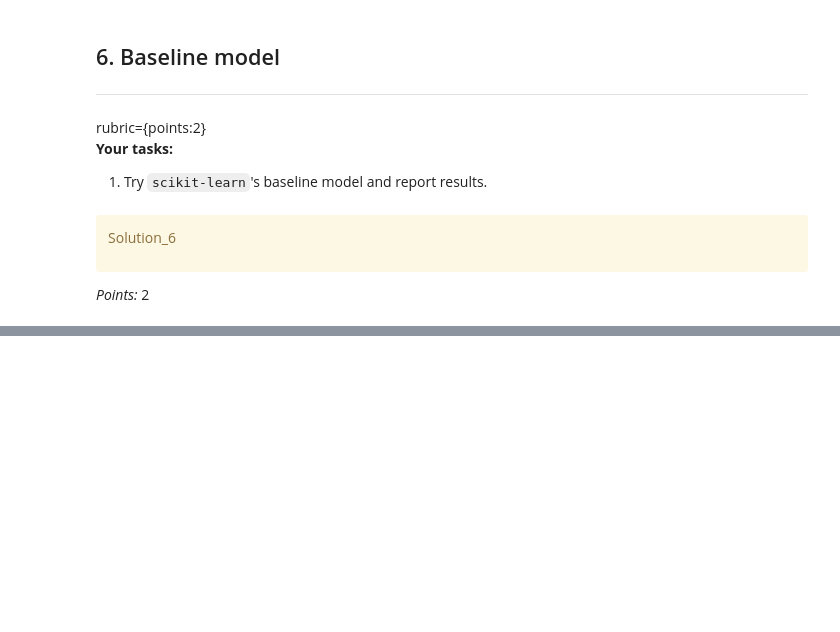
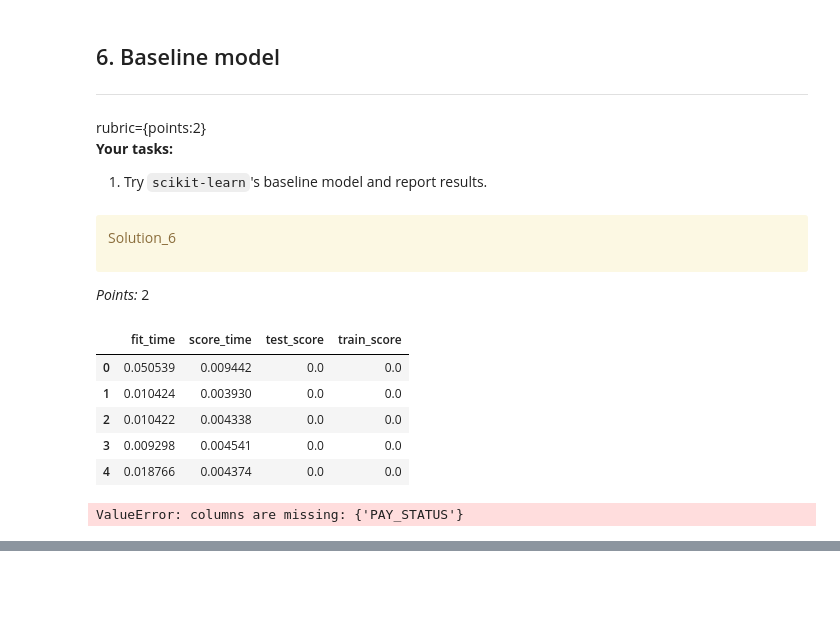
Before and after one commit to ritvikj7/Credit-Card-Default-Predictor, a Jupyter notebook: hw5.ipynb, the cells around one changed output, grey strips where cells are left out. Cells and saved outputs as stored; diff of their text form; code cells hidden in the pictures; blank space fills up the shorter version.

```diff
--- a/hw5.ipynb
+++ b/hw5.ipynb
@@ -461,0 +480,23 @@ dtype: int64
+# %%
+X_train = train_df.drop(columns= ["default.payment.next.month"])
+y_train = train_df["default.payment.next.month"]
+X_test = test_df.drop(columns= ["default.payment.next.month"])
+y_test = test_df["default.payment.next.month"]
+
+categorical_features = ['SEX', 'MARRIAGE']# one-hot encode nominal features
+numeric_features = ['LIMIT_BAL', 'AGE',
+                    'BILL_AMT1','BILL_AMT2','BILL_AMT3','BILL_AMT4','BILL_AMT5','BILL_AMT6',
+                    'PAY_AMT1','PAY_AMT2','PAY_AMT3','PAY_AMT4','PAY_AMT5','PAY_AMT6',
+                    'AVG_BILL', 'AVG_PAY_AMT', 'AVG_BILL_REMAINDER']
+passthrough_features = ['PAY_1','PAY_2','PAY_3','PAY_4','PAY_5','PAY_6','PAY_STATUS','EDUCATION']
+
+numeric_data_pipeline = make_pipeline(StandardScaler())
+categorical_data_pipeline = OneHotEncoder(drop="if_binary") # SEX is binary
+
+column_transformer = make_column_transformer(
+    (numeric_data_pipeline, numeric_features),
+    (categorical_data_pipeline, categorical_features),
+    ("passthrough", passthrough_features)
+)
+
+column_transformer
@@ -487,2 +540,19 @@ _Points:_ 2
+# %%
+pipe = make_pipeline(column_transformer, DummyClassifier(random_state=123))
+cv_scores = cross_validate(pipe, X_train, y_train, return_train_score = True, scoring = 'recall')
+pd.DataFrame(cv_scores)
+# %% [output]
+|  | fit_time | score_time | test_score | train_score |
+| 0 | 0.050539 | 0.009442 | 0.0 | 0.0 |
+| 1 | 0.010424 | 0.003930 | 0.0 | 0.0 |
+| 2 | 0.010422 | 0.004338 | 0.0 | 0.0 |
+| 3 | 0.009298 | 0.004541 | 0.0 | 0.0 |
+| 4 | 0.018766 | 0.004374 | 0.0 | 0.0 |
+# %%
+pipe.fit(X_train, y_train)
+dummy_test_result = pipe.score(X_test, y_test)
+dummy_test_result
+# %% [output]
+ValueError: columns are missing: {'PAY_STATUS'}
 # %%
 ...
```
Also changed, not shown: parts of 13 cells of this notebook.
